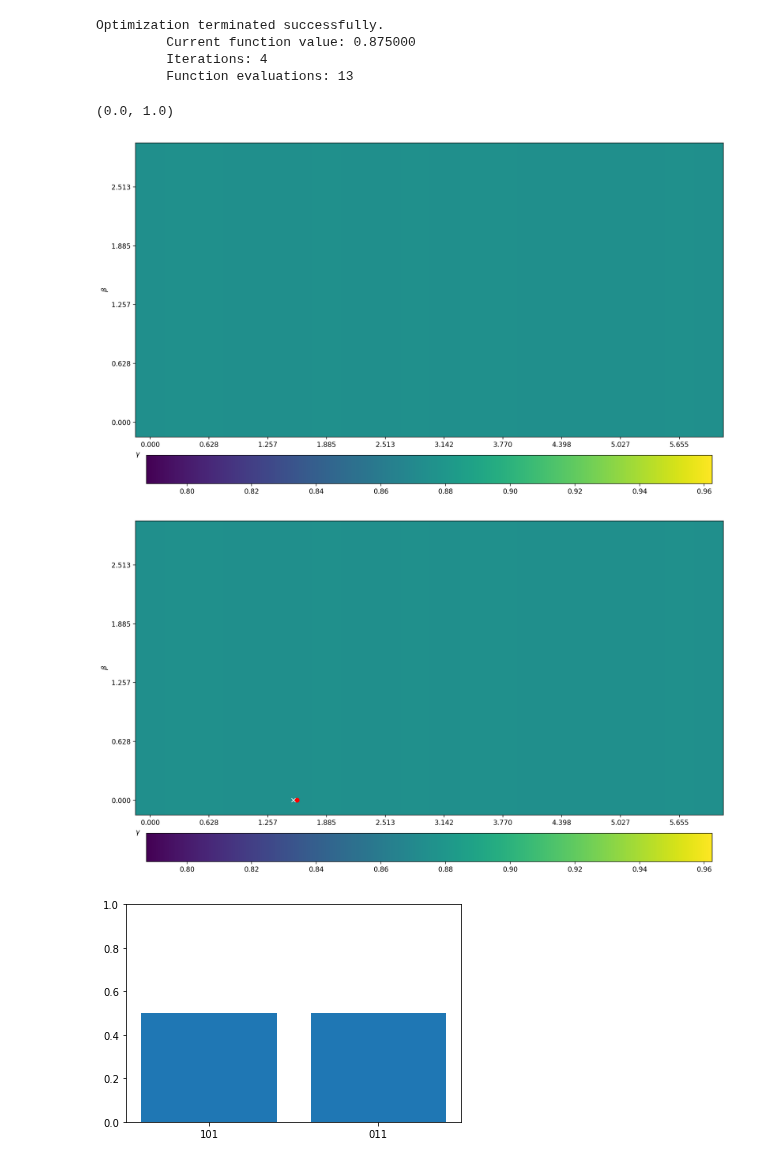
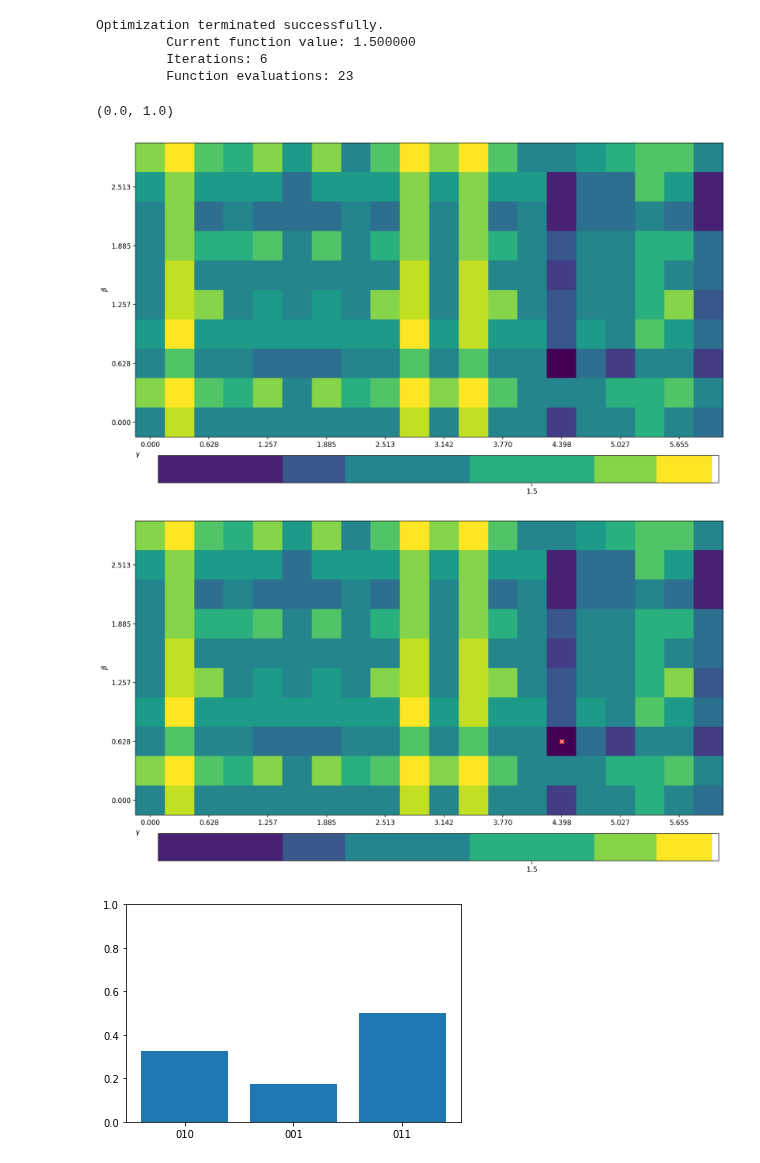
Before and after one commit to OpenQuantumComputing/optimization, a Jupyter notebook: newbeginning 001 110 101 mixing.ipynb, the cells around one changed output. Drawn from its saved outputs; the diff is of its cells as text; code cells hidden in the pictures.

Commit message:
iteration

```diff
--- a/newbeginning 001 110 101 mixing.ipynb
+++ b/newbeginning 001 110 101 mixing.ipynb
@@ -21,13 +21,13 @@ backend = Aer.get_backend('statevector_simulator')
 # %%
 FR = np.array([[1,1, 0],
               [1,0, 1]])
-CR=np.array([2,1,1])
+CR=np.array([1,1,1])
 # CR=np.random.rand(4)
 
 # Normalize weights
 CR = CR/np.max(CR)
 # %%
-a=np.array([[0],
+eeo=np.array([[0],
         [0],
         [0],
         [0],
@@ -35,7 +35,7 @@ a=np.array([[0],
         [0],
         [1],
         [0]],dtype=complex)
-b=np.array([[0],
+ooe=np.array([[0],
         [1],
         [0],
         [0],
@@ -43,12 +43,11 @@ b=np.array([[0],
         [0],
         [0],
         [0]],dtype=complex)
-c=np.array([[0],
+eoe=np.array([[0],
+        [0],
+        [1],
         [0],
         [0],
         [0],
         [0],
-        [1],
-        [0],
         [0]],dtype=complex)
-sv=1./np.sqrt(2)*(a+0*b+c).flatten()
@@ -55,30 +56,33 @@ sv=1./np.sqrt(2)*(a+0*b+c).flatten()
+# %%
+sv=1./np.sqrt(2)*(eeo+eoe).flatten()
+mbs=['01<->10_ind12']
 # %%
 qaoa=QAOAChoose(CR, FR)
 
 mu=0
 
-E, Ecost, Eexco, x0, job, ji = qaoa.getElandscape(backend,mu,useExco=[False],sv=sv,mixerbinstring='001<->110',ng=20,nb=10)
-out, job_b, xb = qaoa.getlocalmin(x0, backend, mu,useExco=[False],sv=sv, mixerbinstring='001<->110')
+E, Ecost, Eexco, x0, job, ji = qaoa.getElandscape(backend,mu,useExco=[False],sv=sv,mixerbinstrings=mbs,ng=20,nb=10)
+out, job_b, xb = qaoa.getlocalmin(x0, backend, mu,useExco=[False],sv=sv, mixerbinstrings=mbs)
 
 # plot landscape
 _=getfig(Ecost,ng=20,nb=10)
 # plot landscape
 _=getfig(E,ng=20,nb=10)
 pl.plot(x0[0],x0[1],'ro')
 pl.plot(xb[0],xb[1],'wx')
 
 # plot histogram
 md=job_b.result().get_counts()
 pl.figure()
 pl.bar([k[::-1] for k in md.keys()], md.values())
 pl.ylim([0,1])
 # %% [output]
 Optimization terminated successfully.
-         Current function value: 0.875000
-         Iterations: 4
-         Function evaluations: 13
+         Current function value: 1.500000
+         Iterations: 6
+         Function evaluations: 23
 (0.0, 1.0)
-[figure, old version]
+[figure, new version]
-[figure, old version]
+[figure, new version]
-[figure, old version]
+[figure, new version]
 # %%
```
Also changed, not shown: parts of 2 cells of this notebook, 2 other files.
